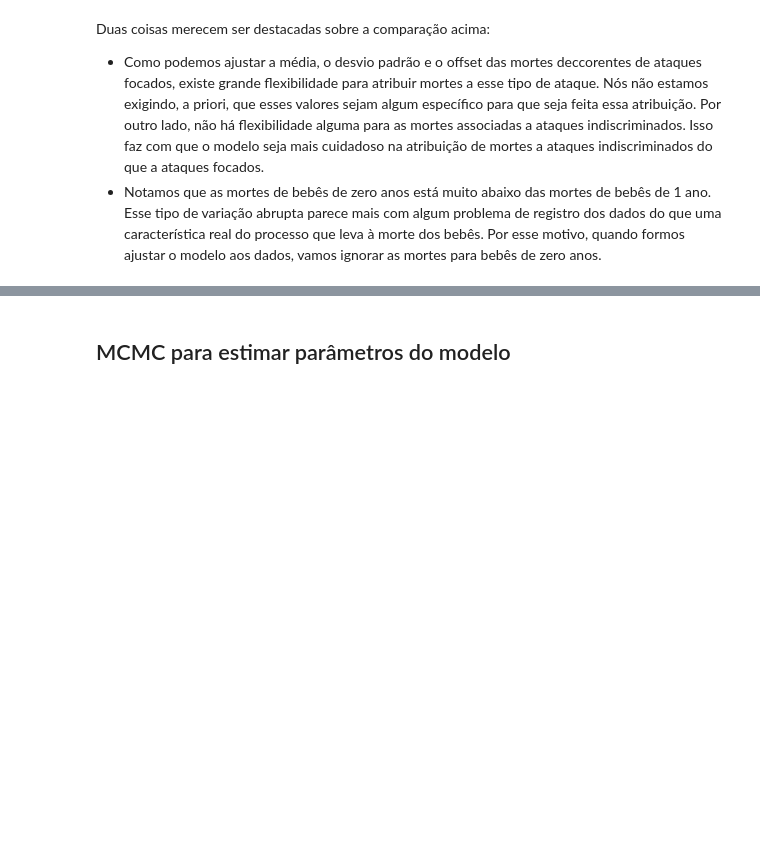
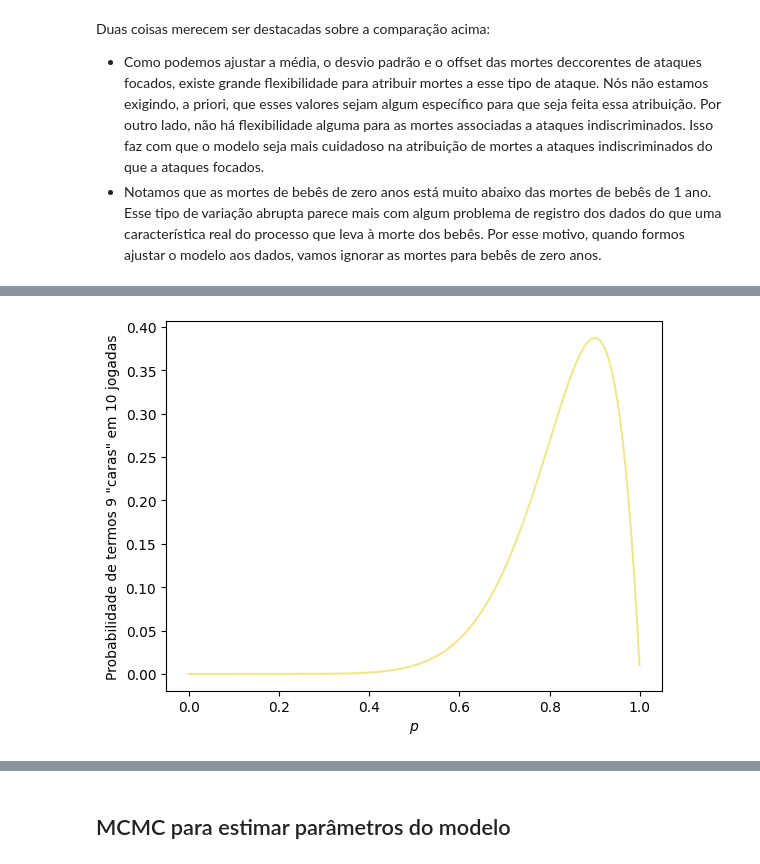
Before and after one commit to tecMTST/tutorial-de-dados, a Jupyter notebook: 30_massacre-gaza/10_ajuste-modelo_MCMC_mortos-gaza.ipynb, the cells around one changed output, grey strips where cells are left out. Saved outputs shown, nothing was run; the diff lists cells and outputs as text; code cells hidden in the pictures; blank space fills up the shorter version.

```diff
--- a/30_massacre-gaza/10_ajuste-modelo_MCMC_mortos-gaza.ipynb
+++ b/30_massacre-gaza/10_ajuste-modelo_MCMC_mortos-gaza.ipynb
@@ -362,0 +414,16 @@ Duas coisas merecem ser destacadas sobre a comparação acima:
+# %%
+n = 10  # Número de jogadas.
+k =  9  # Número observado de "caras".
+
+# Calcula a distribuição de probabilidade para cada número de "caras" que podem ser obtidos:
+dp = 0.001
+p  = np.arange(0, 1, dp)
+prob_cara = binom.pmf(k, n, p)
+# Gráfico:
+pl.plot(p, prob_cara, color='khaki')
+# Formatação:
+pl.ylabel('Probabilidade de termos {:} "caras" em {:} jogadas'.format(k, n))
+pl.xlabel('$p$')
+pl.show()
+# %% [output]
+[figure, added]
```
Also changed, not shown: parts of 20 cells of this notebook, 2 other files.
